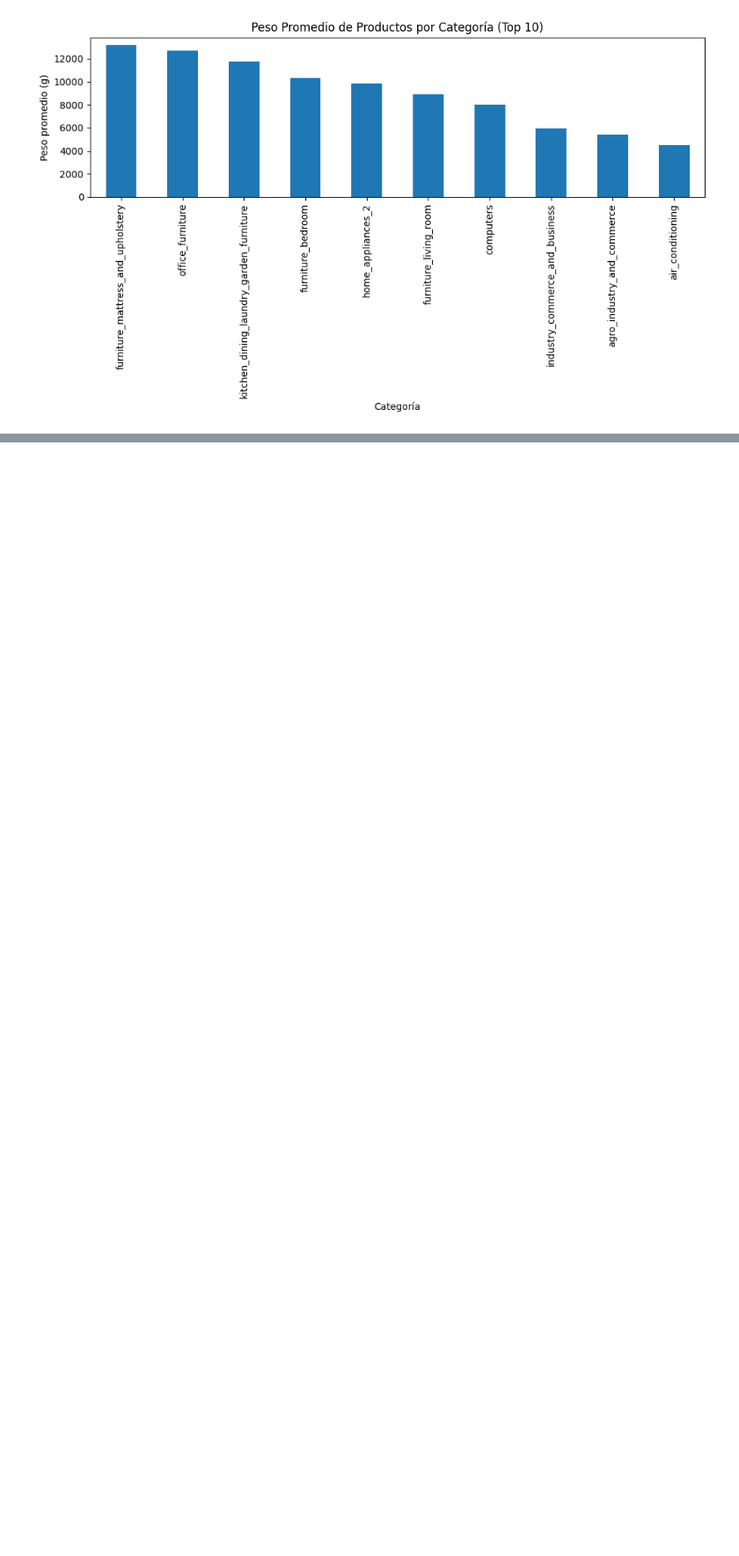
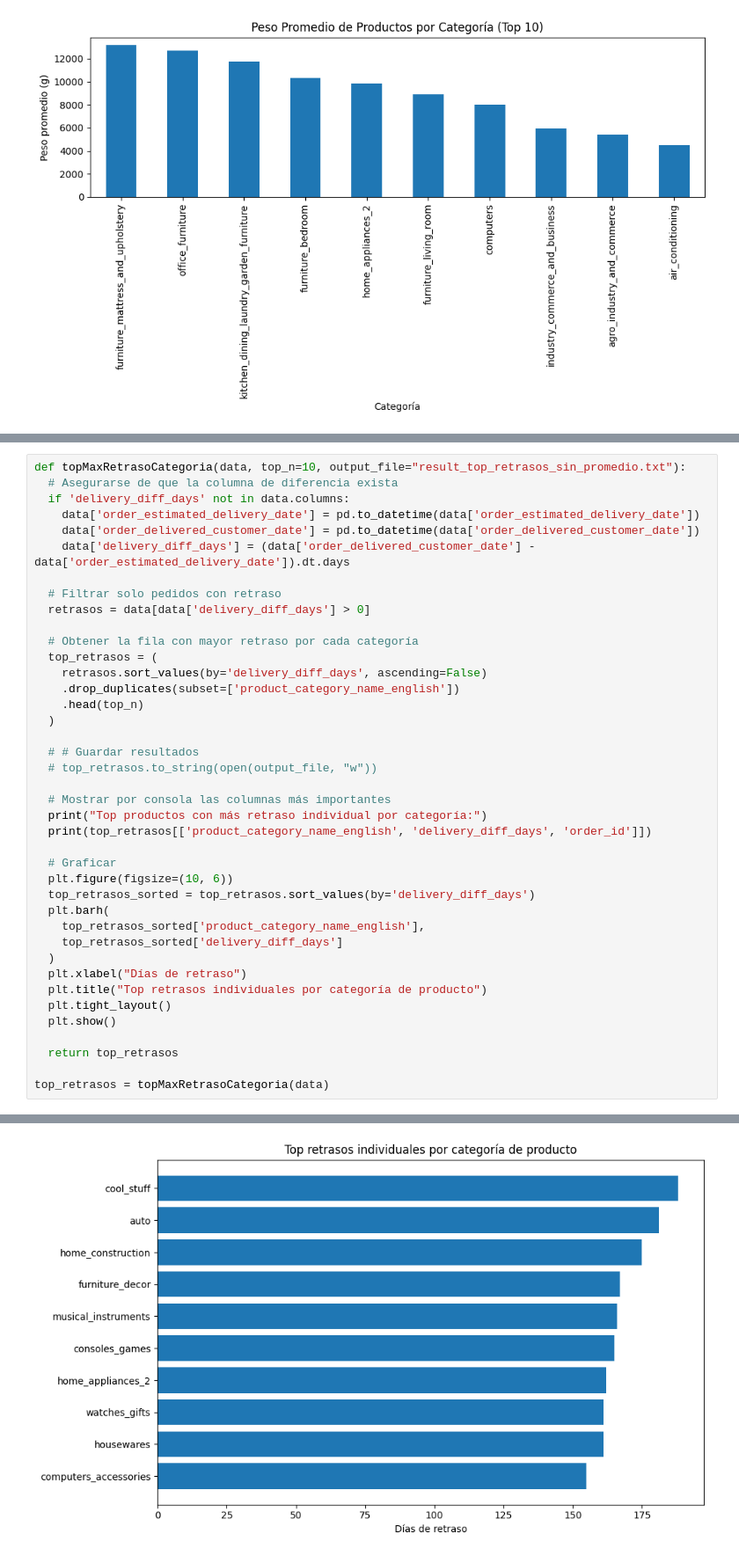
Before and after one commit to tsc221645/CC3074_Proyecto_Final, a Jupyter notebook: semana1/fase1.ipynb, the cells around one changed output, grey strips where cells are left out. Shown at 88% size. Drawn from its saved outputs; the diff is of its cells as text; blank space fills up the shorter version.

```diff
--- a/semana1/fase1.ipynb
+++ b/semana1/fase1.ipynb
@@ -740,0 +816,41 @@ plt.show()
+# %%
+def topMaxRetrasoCategoria(data, top_n=10, output_file="result_top_retrasos_sin_promedio.txt"):
+  # Asegurarse de que la columna de diferencia exista
+  if 'delivery_diff_days' not in data.columns:
+    data['order_estimated_delivery_date'] = pd.to_datetime(data['order_estimated_delivery_date'])
+    data['order_delivered_customer_date'] = pd.to_datetime(data['order_delivered_customer_date'])
+    data['delivery_diff_days'] = (data['order_delivered_customer_date'] - data['order_estimated_delivery_date']).dt.days
+
+  # Filtrar solo pedidos con retraso
+  retrasos = data[data['delivery_diff_days'] > 0]
+
+  # Obtener la fila con mayor retraso por cada categoría
+  top_retrasos = (
+    retrasos.sort_values(by='delivery_diff_days', ascending=False)
+    .drop_duplicates(subset=['product_category_name_english'])
+    .head(top_n)
+  )
+
+  # # Guardar resultados
+  # top_retrasos.to_string(open(output_file, "w"))
+
+  # Mostrar por consola las columnas más importantes
+  print("Top productos con más retraso individual por categoría:")
+  print(top_retrasos[['product_category_name_english', 'delivery_diff_days', 'order_id']])
+
+  # Graficar
+  plt.figure(figsize=(10, 6))
+  top_retrasos_sorted = top_retrasos.sort_values(by='delivery_diff_days')
+  plt.barh(
+    top_retrasos_sorted['product_category_name_english'],
+    top_retrasos_sorted['delivery_diff_days']
+  )
+  plt.xlabel("Días de retraso")
+  plt.title("Top retrasos individuales por categoría de producto")
+  plt.tight_layout()
+  plt.show()
+
+  return top_retrasos
+
+top_retrasos = topMaxRetrasoCategoria(data)
+# %% [output]
@@ -740,0 +874 @@ plt.show()
+[figure, added]
```
Also changed, not shown: parts of 7 cells of this notebook, 6 other files.
